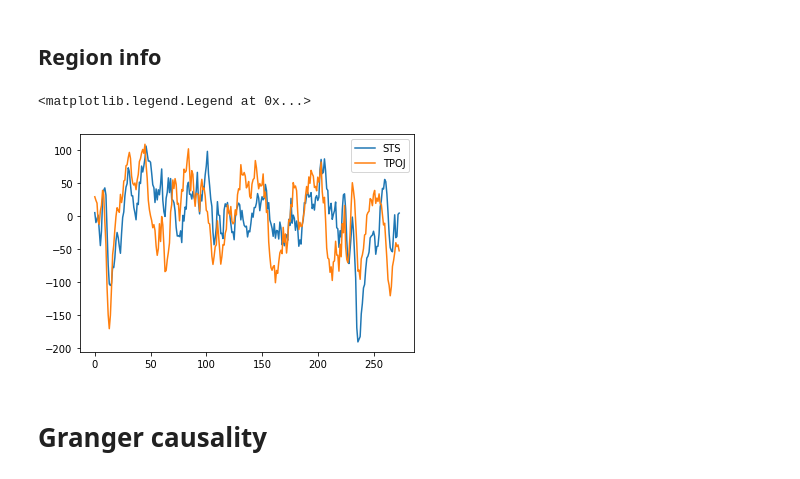
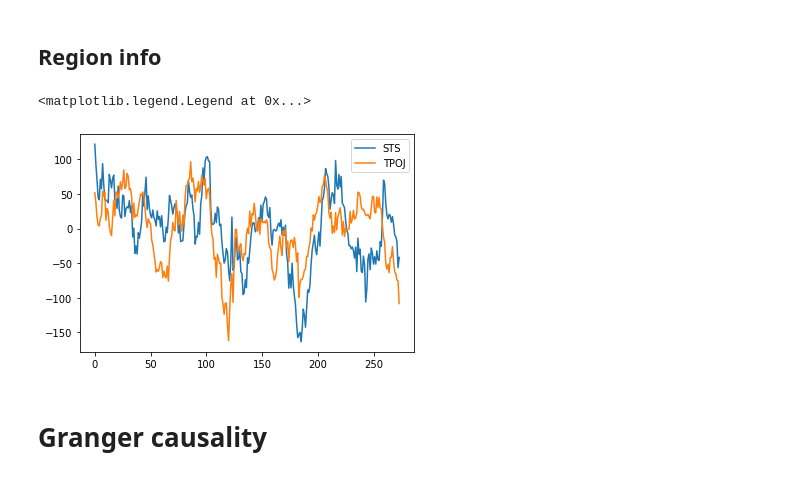
Before and after one commit to vss245/nma-code, a Jupyter notebook: hcp_fmri_analysis.ipynb, the cells around one changed output. Drawn from its saved outputs; the diff is of its cells as text; code cells hidden in the pictures.

```diff
--- a/hcp_fmri_analysis.ipynb
+++ b/hcp_fmri_analysis.ipynb
@@ -321,15 +321,16 @@ def get_ts_condition(ts,subject,task,run,condition):
 
   return ts_condition
 # %%
+subject_data = load_subject_rois(0,0)
 # Pick a random region to compare - V1
 region1 = subject_data[0]
 region2 = subject_data[1]
 plt.plot(region1,label=roi_names[0])
 plt.plot(region2,label=roi_names[1])
 plt.legend()
 # %% [output]
 <matplotlib.legend.Legend at 0x...>
-[figure, old version]
+[figure, new version]
 # %%
 https://github.com/ansteeg/NeuroMatchProject/blob/master/atlas/hcp_parcels.csv
 # %% [markdown]
```
Also changed, not shown: parts of 10 cells of this notebook.
